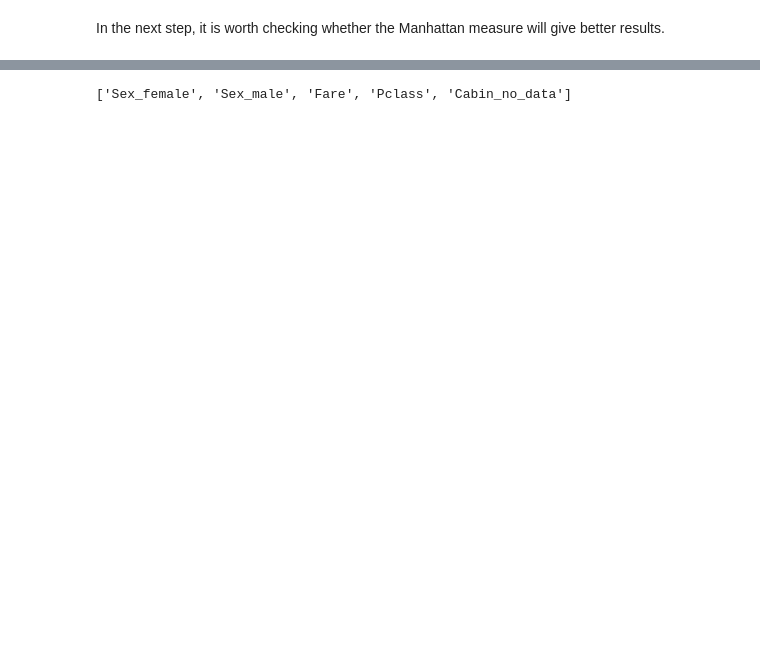
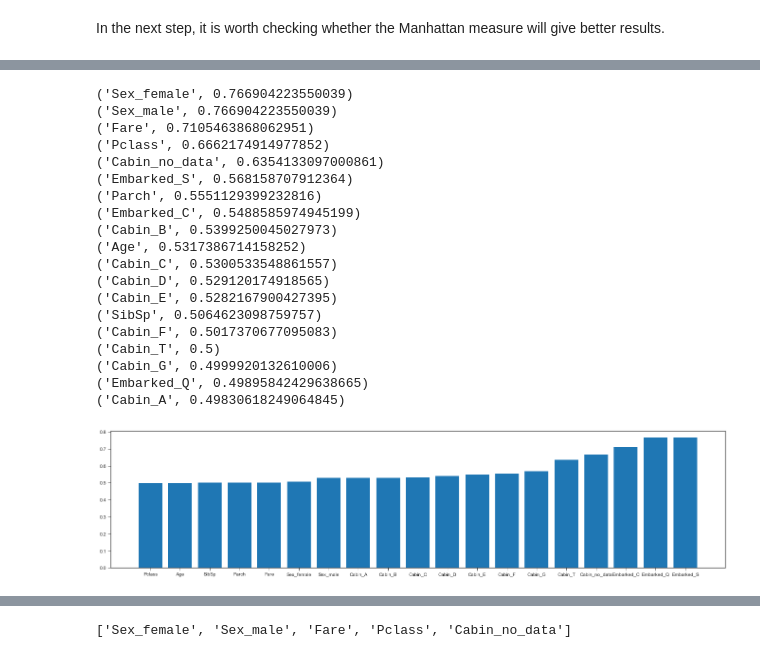
Before and after one commit to agomolka/KaggleTitanicCompetition, a Jupyter notebook: better_titanic.ipynb, the cells around one changed output, grey strips where cells are left out. Cells and saved outputs as stored; diff of their text form; code cells hidden in the pictures; blank space fills up the shorter version.

```diff
--- a/better_titanic.ipynb
+++ b/better_titanic.ipynb
@@ -799,3 +758,49 @@ results
+# %%
+selectedFeatures = []
+results = []
+knn = neighbors.KNeighborsClassifier(n_neighbors=10, n_jobs=-1, p=2)
+featureNameArr =[]
+testResultsArr=[]
+
+
+for feature in features:
+    featuresCandidates = selectedFeatures.copy()
+    featuresCandidates.append(feature)
+    trainResults, testResults, predictions, indices = CVmodel(model=knn,
+                                                              features=featuresCandidates)
+    results.append((feature, np.mean(testResults)))
+    featureNameArr.append(feature)
+    testResultsArr.append(np.mean(testResults))
+
+results = sorted(results, key=lambda x: x[1], reverse=True)
+for i in results:
+    print(i)
+testResultsArr.sort()
+fig = plt.figure()
+ax = fig.add_axes([0,0,3,1])
+ax.bar(featureNameArr, testResultsArr)
+plt.show()
+# %% [output]
+('Sex_female', 0.766904223550039)
+('Sex_male', 0.766904223550039)
+('Fare', 0.7105463868062951)
+('Pclass', 0.6662174914977852)
+('Cabin_no_data', 0.6354133097000861)
+('Embarked_S', 0.568158707912364)
+('Parch', 0.5551129399232816)
+('Embarked_C', 0.5488585974945199)
+('Cabin_B', 0.5399250045027973)
+('Age', 0.5317386714158252)
+('Cabin_C', 0.5300533548861557)
+('Cabin_D', 0.529120174918565)
+('Cabin_E', 0.5282167900427395)
+('SibSp', 0.5064623098759757)
+('Cabin_F', 0.5017370677095083)
+('Cabin_T', 0.5)
+('Cabin_G', 0.4999920132610006)
+('Embarked_Q', 0.49895842429638665)
+('Cabin_A', 0.49830618249064845)
+[figure, added]
 # %%
 featuresSet2 = [x for x,y in results if y > 0.5]
 print(featuresSet2)
```
Also changed, not shown: parts of 19 cells of this notebook.
